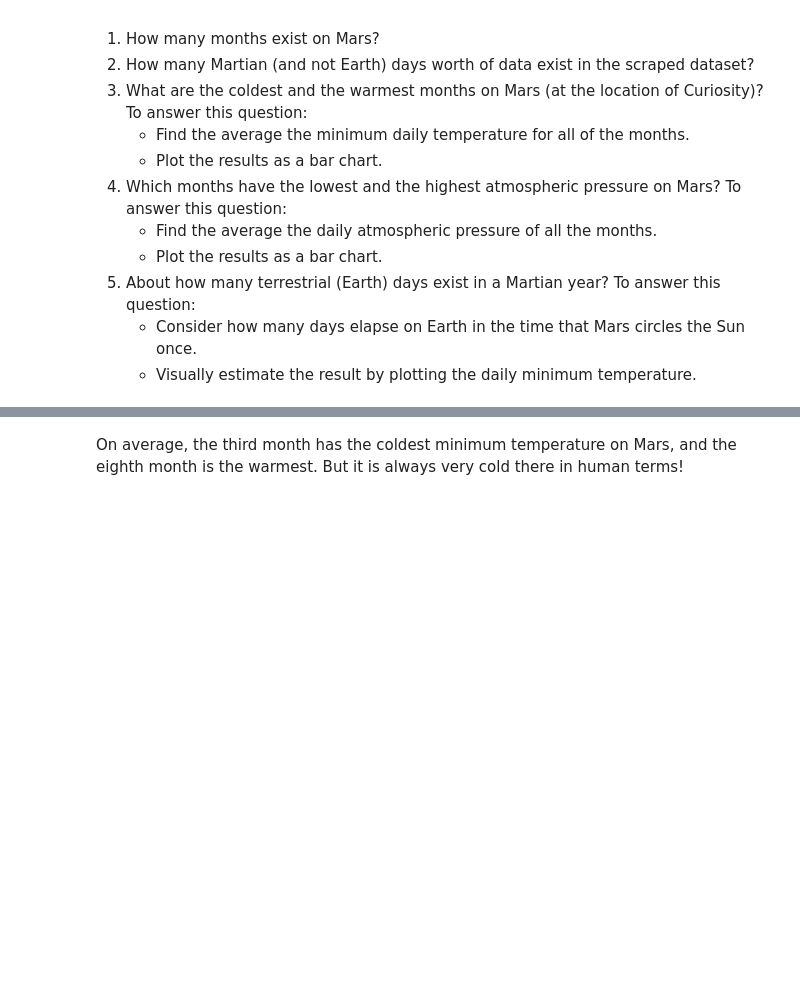
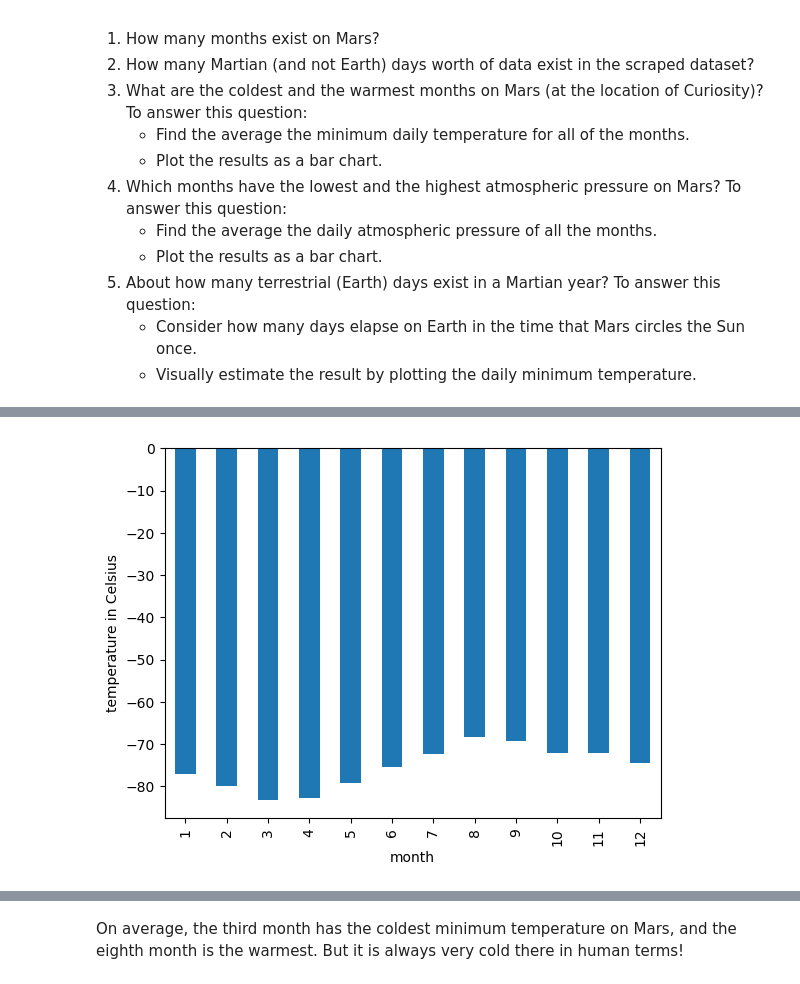
Before and after one commit to Felo2023/challenge-webscrapping, a Jupyter notebook: Starter_Code/part_2_mars_weather.ipynb, the cells around one changed output, grey strips where cells are left out. Cells and saved outputs as stored; diff of their text form; code cells hidden in the pictures; blank space fills up the shorter version.

```diff
--- a/Starter_Code/part_2_mars_weather.ipynb
+++ b/Starter_Code/part_2_mars_weather.ipynb
@@ -207,2 +214,4 @@ Name: id, dtype: int64
 # %%
 # 3. What is the average low temperature by month?
+avg_lowtemp=table_df.groupby('month')['min_temp'].mean()
+avg_lowtemp
@@ -209,3 +233,8 @@ Name: id, dtype: int64
 # %%
 # Plot the average temperature by month
+avg_lowtemp.plot(kind='bar')
+plt.ylabel('temperature in Celsius')
+plt.show()
+# %% [output]
+[figure, added]
 # %%
```
Also changed, not shown: parts of 11 cells of this notebook, 2 other files.
